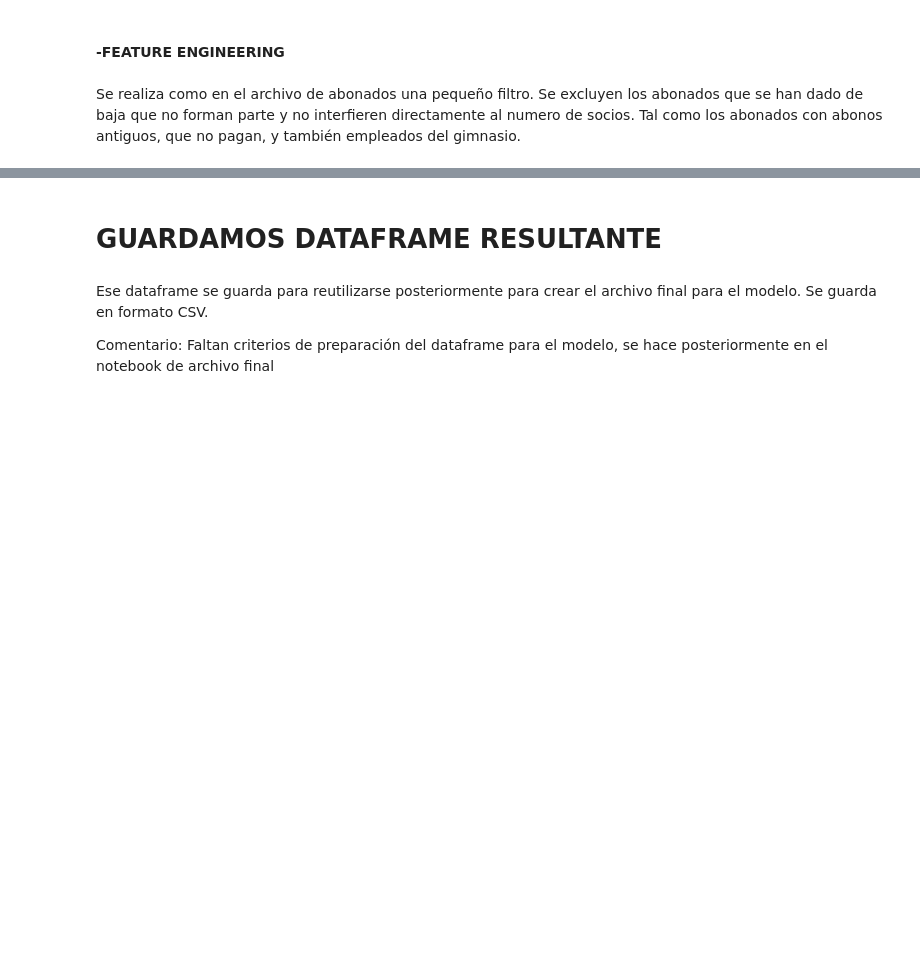
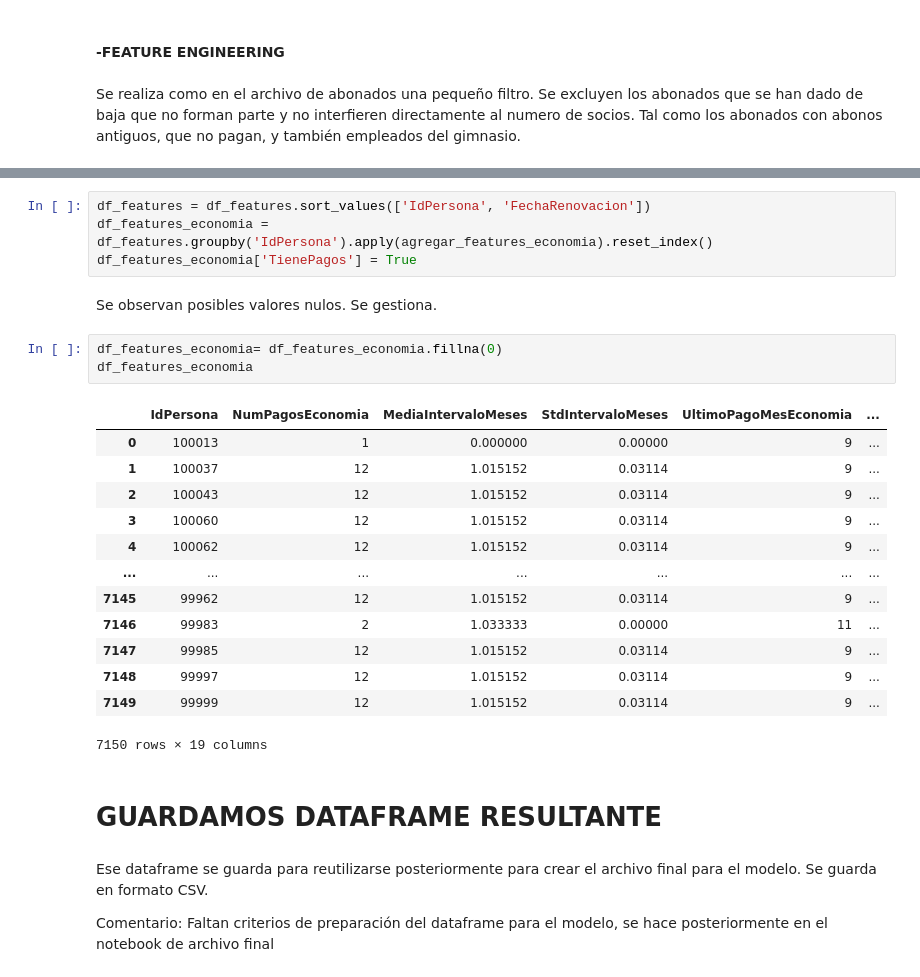
Before and after one commit to CescBlanco/TFM-FINAL, a Jupyter notebook: eda_feature_engineering/economia.ipynb, the cells around one changed output, grey strips where cells are left out. Drawn from its saved outputs; the diff is of its cells as text; blank space fills up the shorter version.

```diff
--- a/eda_feature_engineering/economia.ipynb
+++ b/eda_feature_engineering/economia.ipynb
@@ -564,3 +285,26 @@ No estan altamente correlacionadas, la decisión es mantenerlas
+# %%
+df_features = df_features.sort_values(['IdPersona', 'FechaRenovacion'])
+df_features_economia = df_features.groupby('IdPersona').apply(agregar_features_economia).reset_index()
+df_features_economia['TienePagos'] = True
+# %% [markdown]
+Se observan posibles valores nulos. Se gestiona.
+# %%
+df_features_economia= df_features_economia.fillna(0)
+df_features_economia
+# %% [output]
+|  | IdPersona | NumPagosEconomia | MediaIntervaloMeses | StdIntervaloMeses | UltimoPagoMesEconomia | ... |
+| 0 | 100013 | 1 | 0.000000 | 0.00000 | 9 | ... |
+| 1 | 100037 | 12 | 1.015152 | 0.03114 | 9 | ... |
+| 2 | 100043 | 12 | 1.015152 | 0.03114 | 9 | ... |
+| 3 | 100060 | 12 | 1.015152 | 0.03114 | 9 | ... |
+| 4 | 100062 | 12 | 1.015152 | 0.03114 | 9 | ... |
+| ... | ... | ... | ... | ... | ... | ... |
+| 7145 | 99962 | 12 | 1.015152 | 0.03114 | 9 | ... |
+| 7146 | 99983 | 2 | 1.033333 | 0.00000 | 11 | ... |
+| 7147 | 99985 | 12 | 1.015152 | 0.03114 | 9 | ... |
+| 7148 | 99997 | 12 | 1.015152 | 0.03114 | 9 | ... |
+| 7149 | 99999 | 12 | 1.015152 | 0.03114 | 9 | ... |
+7150 rows × 19 columns
 # %% [markdown]
 # GUARDAMOS DATAFRAME RESULTANTE
 # %% [markdown]
```
Also changed, not shown: parts of 39 cells of this notebook, 1 other file.
